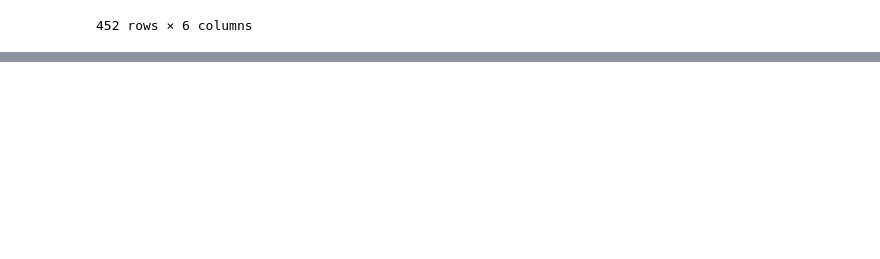
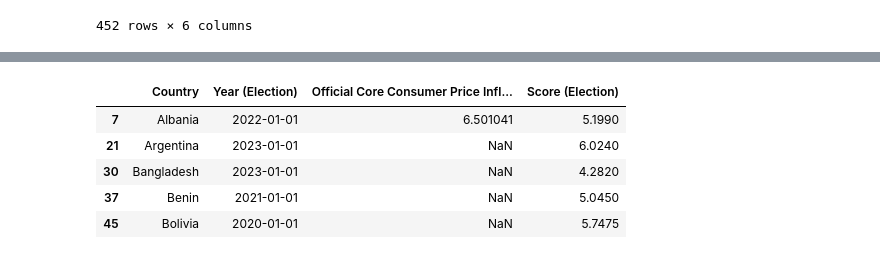
Before and after one commit to cmgboji/PSY371F-Final-Project, a Jupyter notebook: PSY 371F - Notebook.ipynb, the cells around one changed output, grey strips where cells are left out. Cells and saved outputs as stored; diff of their text form; code cells hidden in the pictures; blank space fills up the shorter version.

```diff
--- a/PSY 371F - Notebook.ipynb
+++ b/PSY 371F - Notebook.ipynb
@@ -317,0 +226,29 @@ See the caveats in the documentation: https://pandas.pydata.org/pandas-docs/stab
+# %%
+def assign_columns(df, name):
+    new_column_names = [df.columns[0]] + [
+        col + name for col in df.columns[1:]
+    ]
+    df.columns = new_column_names
+    return df
+
+cols = ['Country', 'Year', 'Official Core Consumer Price Inflation', 'Score']
+
+non_election_years = elections_df[elections_df['Year'].dt.year ==  (elections_df['Presidential election - Last'].dt.year -
+                                                               (elections_df['Presidential election - Term']) + 1)]
+
+non_election_years = non_election_years[cols]
+non_election_years = assign_columns(non_election_years, ' (Non-Election)')
+
+
+election_years = elections_df[elections_df['Year'].dt.year == elections_df['Presidential election - Last'].dt.year]
+election_years = election_years[cols]
+election_years = assign_columns(election_years, ' (Election)')
+
+election_years.head()
+# %% [output]
+|  | Country | Year (Election) | Official Core Consumer Price Infl... | Score (Election) |
+| 7 | Albania | 2022-01-01 | 6.501041 | 5.1990 |
+| 21 | Argentina | 2023-01-01 | NaN | 6.0240 |
+| 30 | Bangladesh | 2023-01-01 | NaN | 4.2820 |
+| 37 | Benin | 2021-01-01 | NaN | 5.0450 |
+| 45 | Bolivia | 2020-01-01 | NaN | 5.7475 |
```
Also changed, not shown: parts of 6 cells of this notebook, 1 other file.
